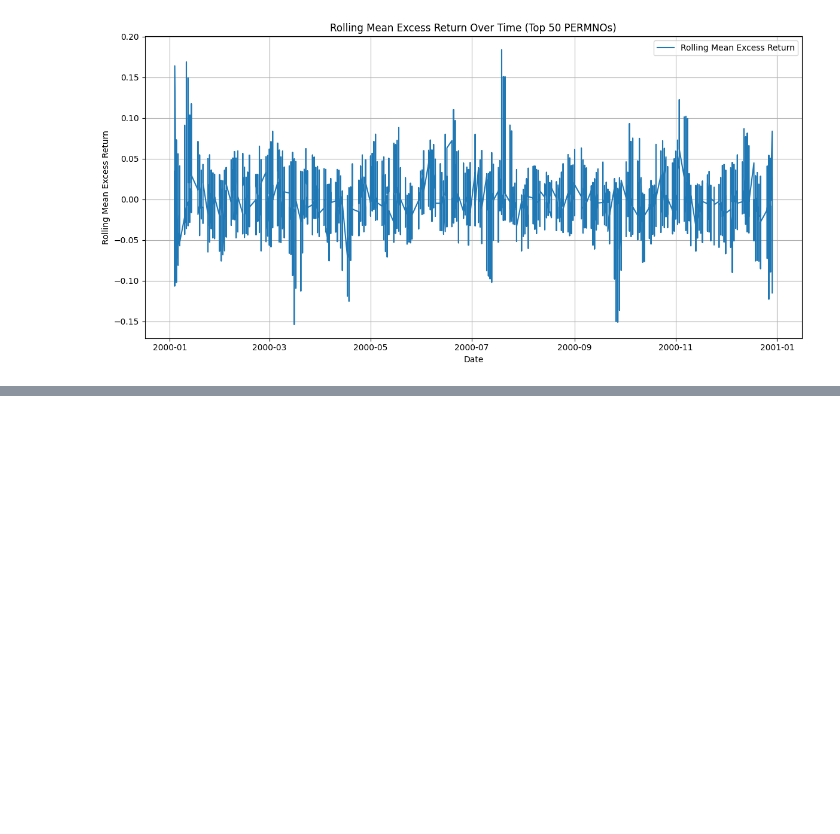
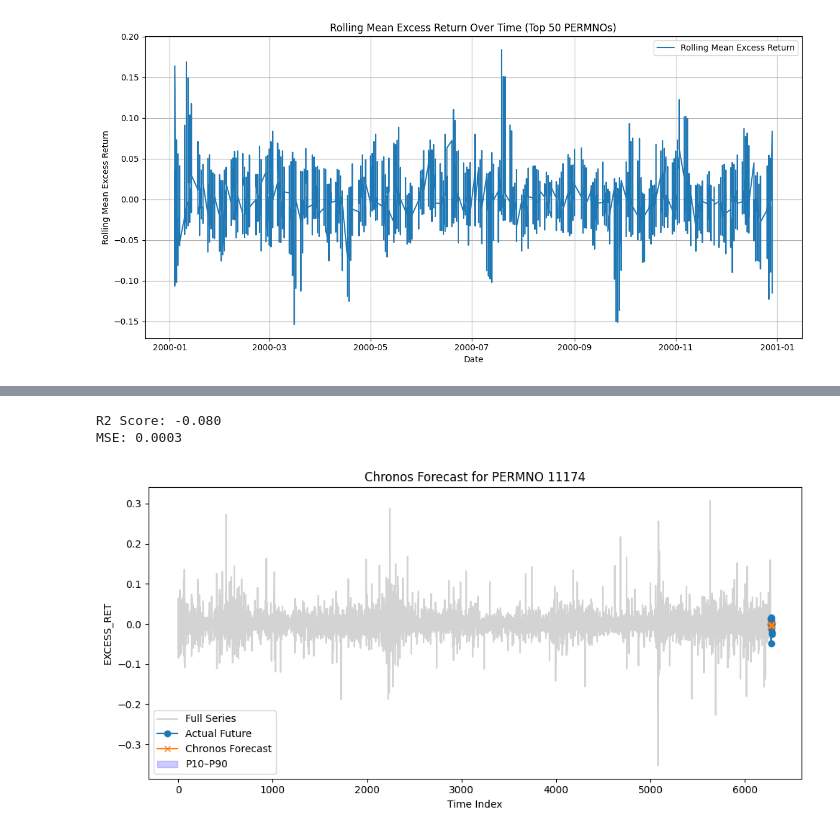
Before and after one commit to fazlur97/StockForecasting_TSFM, a Jupyter notebook: Preprocess.ipynb, the cells around one changed output, grey strips where cells are left out. Drawn from its saved outputs; the diff is of its cells as text; code cells hidden in the pictures; blank space fills up the shorter version.

```diff
--- a/Preprocess.ipynb
+++ b/Preprocess.ipynb
@@ -398,3 +339,9 @@ display(highest_marketcap_df)
+# %%
+top_50_df = pd.read_csv("top50_estimation.csv")
+top_50_out_df = pd.read_csv("top50_outofsample.csv")
+
+top_50_df['date'] = pd.to_datetime(top_50_df['date'])
+top_50_out_df['date'] = pd.to_datetime(top_50_out_df['date'])
 # %%
 import matplotlib.pyplot as plt
 
@@ -566,0 +644,68 @@ display(ridge_df)
+# %%
+import pandas as pd
+import torch
+import matplotlib.pyplot as plt
+from sklearn.metrics import r2_score, mean_squared_error
+from chronos import BaseChronosPipeline
+
+# Settings
+TARGET = 'EXCESS_RET'
+prediction_length = 12
+
+# Pick one stock to evaluate
+permno = top_50_out_df['PERMNO'].unique()[0]
+stock_data = pd.concat([
+    top_50_df[top_50_df['PERMNO'] == permno],
+    top_50_out_df[top_50_out_df['PERMNO'] == permno]
+]).sort_values('date')
+
+# Prepare full series
+series = stock_data[TARGET].dropna().values.astype("float32")
+context = torch.tensor(series[:-prediction_length])
+true_future = series[-prediction_length:]
+
+# Load Chronos model
+pipeline = BaseChronosPipeline.from_pretrained(
+    "amazon/chronos-t5-small",
+    device_map="cpu",
+    torch_dtype=torch.float32,
+)
+
+# Predict
+quantiles, mean = pipeline.predict_quantiles(
+    context=context,
+    prediction_length=prediction_length,
+    quantile_levels=[0.1, 0.5, 0.9]
+)
+
+# Convert predictions
+mean_np = mean.numpy().flatten()
+q10 = quantiles[0, :, 0].numpy()
+q90 = quantiles[0, :, 2].numpy()
+
+# Evaluate
+r2 = r2_score(true_future, mean_np)
+mse = mean_squared_error(true_future, mean_np)
+
+print(f"R2 Score: {r2:.3f}")
+print(f"MSE: {mse:.4f}")
+
+# Plot
+plt.figure(figsize=(10, 5))
+plt.plot(range(len(series)), series, label="Full Series", color='lightgray')
+plt.plot(range(len(series) - prediction_length, len(series)), true_future, label="Actual Future", marker='o')
+plt.plot(range(len(series) - prediction_length, len(series)), mean_np, label="Chronos Forecast", marker='x')
+
+# Add uncertainty bands
+plt.fill_between(range(len(series) - prediction_length, len(series)), q10, q90, color='blue', alpha=0.2, label='P10–P90')
+
+plt.title(f"Chronos Forecast for PERMNO {permno}")
+plt.xlabel("Time Index")
+plt.ylabel(TARGET)
+plt.legend()
+plt.tight_layout()
+plt.show()
+# %% [output]
+R2 Score: -0.080
+MSE: 0.0003
+[figure, added]
```
Also changed, not shown: parts of 35 cells of this notebook.
